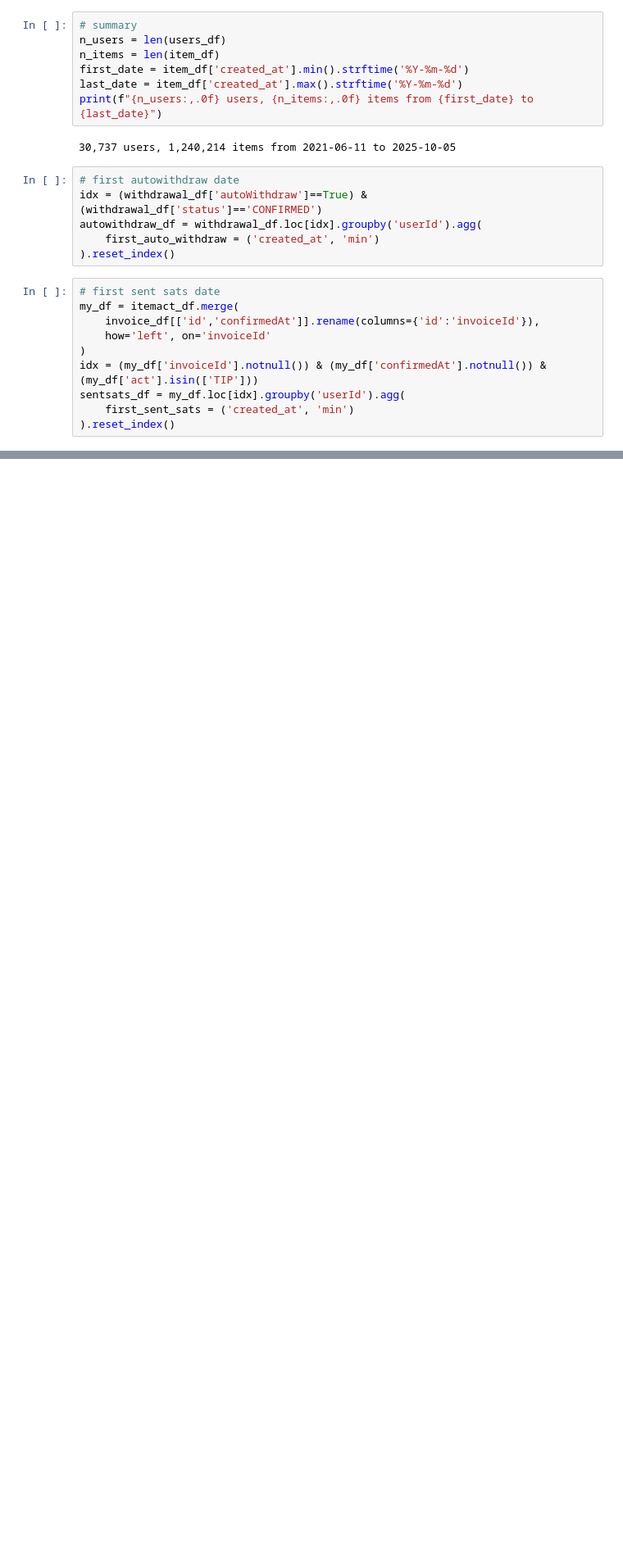
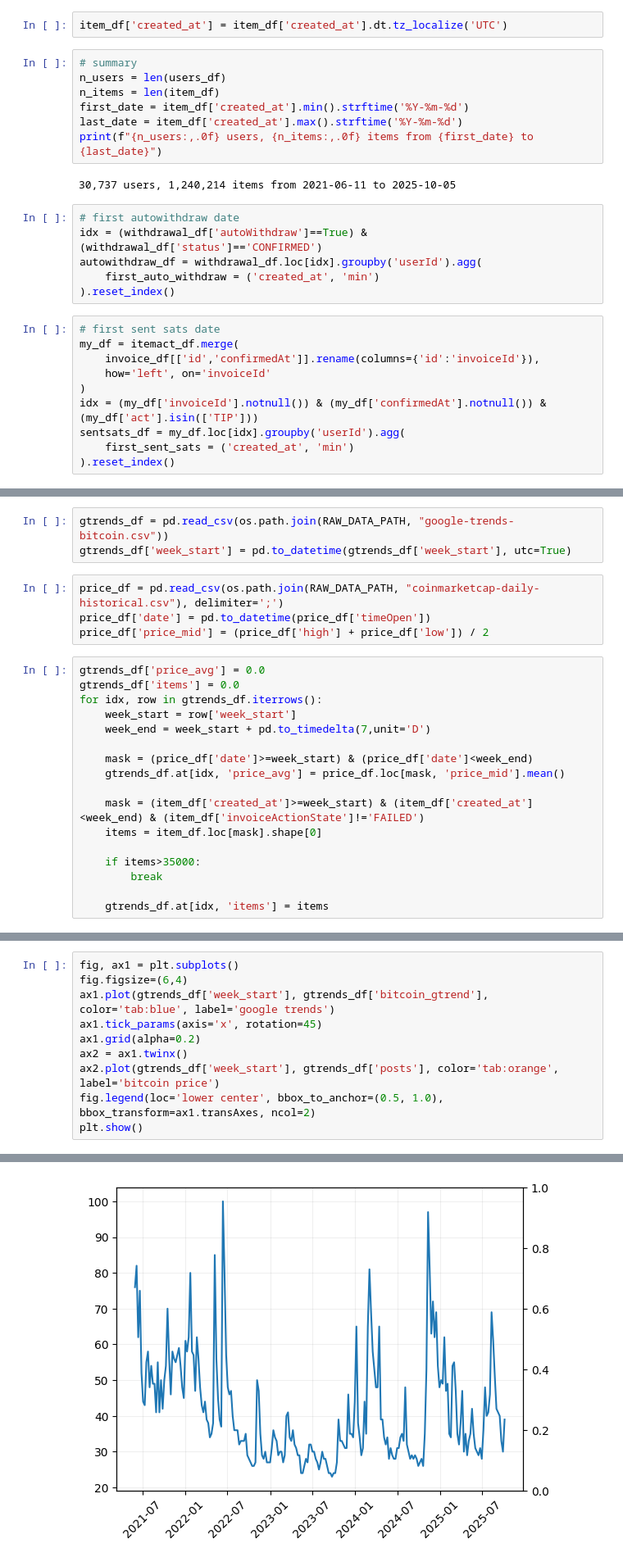
Before and after one commit to ed-kung/sn-research, a Jupyter notebook: src/notebooks/playground.ipynb, the cells around one changed output, grey strips where cells are left out. Shown: that part at 82% size. Saved outputs shown, nothing was run; the diff lists cells and outputs as text; blank space fills up the shorter version.

```diff
--- a/src/notebooks/playground.ipynb
+++ b/src/notebooks/playground.ipynb
@@ -23,6 +23,8 @@ withdrawal_df = pd.read_parquet(os.path.join(RAW_DATA_PATH, "withdrawal.parquet"
 invoiceforward_df = pd.read_parquet(os.path.join(RAW_DATA_PATH, "invoiceforward.parquet"))
 wallet_df = pd.read_parquet(os.path.join(RAW_DATA_PATH, "wallet.parquet"))
 walletprotocol_df = pd.read_parquet(os.path.join(RAW_DATA_PATH, "walletprotocol.parquet"))
+# %%
+item_df['created_at'] = item_df['created_at'].dt.tz_localize('UTC')
 # %%
 # summary
 n_users = len(users_df)
@@ -68,0 +71,24 @@ plt.show()
+# %%
+gtrends_df = pd.read_csv(os.path.join(RAW_DATA_PATH, "google-trends-bitcoin.csv"))
+gtrends_df['week_start'] = pd.to_datetime(gtrends_df['week_start'], utc=True)
+# %%
+price_df = pd.read_csv(os.path.join(RAW_DATA_PATH, "coinmarketcap-daily-historical.csv"), delimiter=';')
+price_df['date'] = pd.to_datetime(price_df['timeOpen'])
+price_df['price_mid'] = (price_df['high'] + price_df['low']) / 2
+# %%
+gtrends_df['price_avg'] = 0.0
+gtrends_df['items'] = 0.0
+for idx, row in gtrends_df.iterrows():
+    week_start = row['week_start']
+    week_end = week_start + pd.to_timedelta(7,unit='D')
+
+    mask = (price_df['date']>=week_start) & (price_df['date']<week_end)
+    gtrends_df.at[idx, 'price_avg'] = price_df.loc[mask, 'price_mid'].mean()
+
+    mask = (item_df['created_at']>=week_start) & (item_df['created_at']<week_end) & (item_df['invoiceActionState']!='FAILED')
+    items = item_df.loc[mask].shape[0]
+
+    if items>35000:
+        break
+
+    gtrends_df.at[idx, 'items'] = items
@@ -68,0 +129,11 @@ plt.show()
+# %%
+fig, ax1 = plt.subplots()
+fig.figsize=(6,4)
+ax1.plot(gtrends_df['week_start'], gtrends_df['bitcoin_gtrend'], color='tab:blue', label='google trends')
+ax1.tick_params(axis='x', rotation=45)
+ax1.grid(alpha=0.2)
+ax2 = ax1.twinx()
+ax2.plot(gtrends_df['week_start'], gtrends_df['posts'], color='tab:orange', label='bitcoin price')
+fig.legend(loc='lower center', bbox_to_anchor=(0.5, 1.0), bbox_transform=ax1.transAxes, ncol=2)
+plt.show()
+# %% [output]
@@ -68,0 +141 @@ plt.show()
+[figure, added]
```
Also changed, not shown: parts of 8 cells of this notebook.
